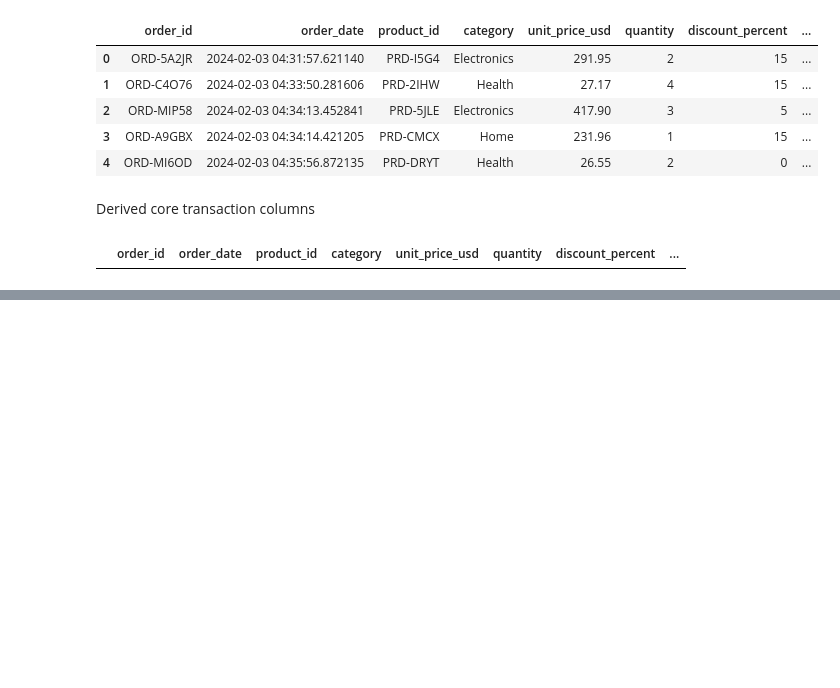
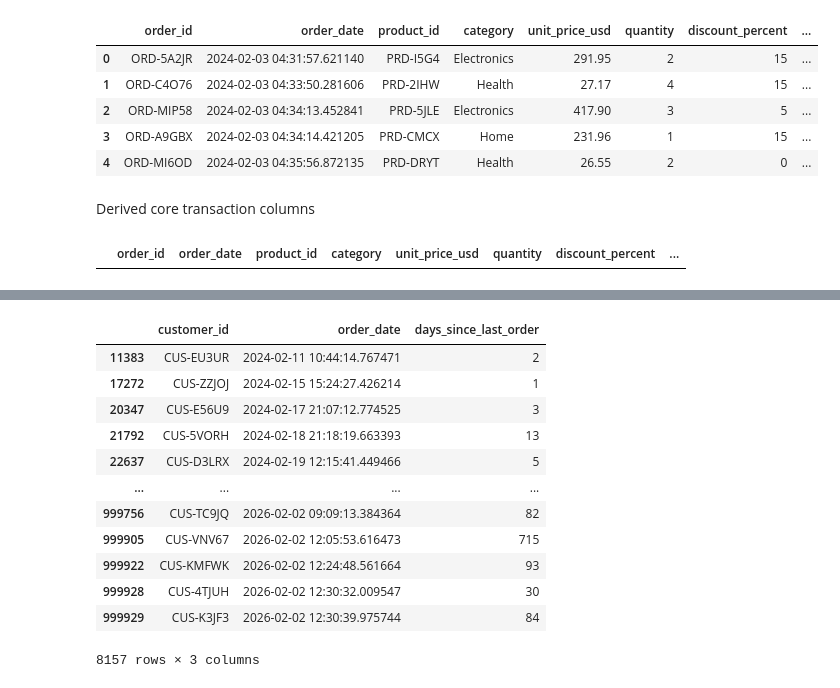
Before and after one commit to arkanhadna/promo-analysis, a Jupyter notebook: main.ipynb, the cells around one changed output, grey strips where cells are left out. Saved outputs shown, nothing was run; the diff lists cells and outputs as text; code cells hidden in the pictures; blank space fills up the shorter version.

```diff
--- a/main.ipynb
+++ b/main.ipynb
@@ -132,0 +163,16 @@ df1[(df1['promo_depth_bucket']=='No Promo') & (df1['is_promo']==1)]
+# %%
+df1[df1['days_since_last_order']>0][['customer_id','order_date','days_since_last_order']]
+# %% [output]
+|  | customer_id | order_date | days_since_last_order |
+| 11383 | CUS-EU3UR | 2024-02-11 10:44:14.767471 | 2 |
+| 17272 | CUS-ZZJOJ | 2024-02-15 15:24:27.426214 | 1 |
+| 20347 | CUS-E56U9 | 2024-02-17 21:07:12.774525 | 3 |
+| 21792 | CUS-5VORH | 2024-02-18 21:18:19.663393 | 13 |
+| 22637 | CUS-D3LRX | 2024-02-19 12:15:41.449466 | 5 |
+| ... | ... | ... | ... |
+| 999756 | CUS-TC9JQ | 2026-02-02 09:09:13.384364 | 82 |
+| 999905 | CUS-VNV67 | 2026-02-02 12:05:53.616473 | 715 |
+| 999922 | CUS-KMFWK | 2026-02-02 12:24:48.561664 | 93 |
+| 999928 | CUS-4TJUH | 2026-02-02 12:30:32.009547 | 30 |
+| 999929 | CUS-K3JF3 | 2026-02-02 12:30:39.975744 | 84 |
+8157 rows × 3 columns
```
Also changed, not shown: parts of 3 cells of this notebook.
